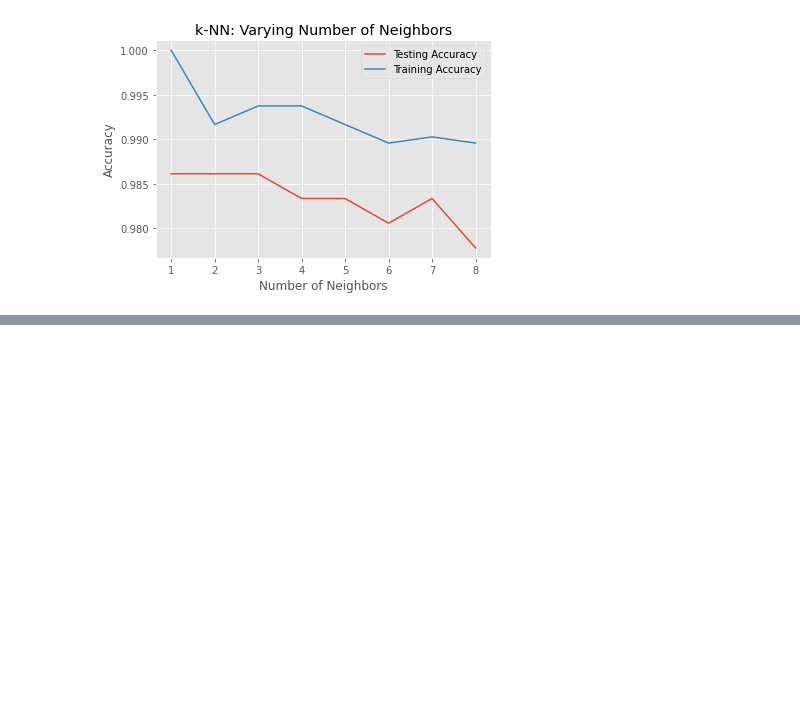
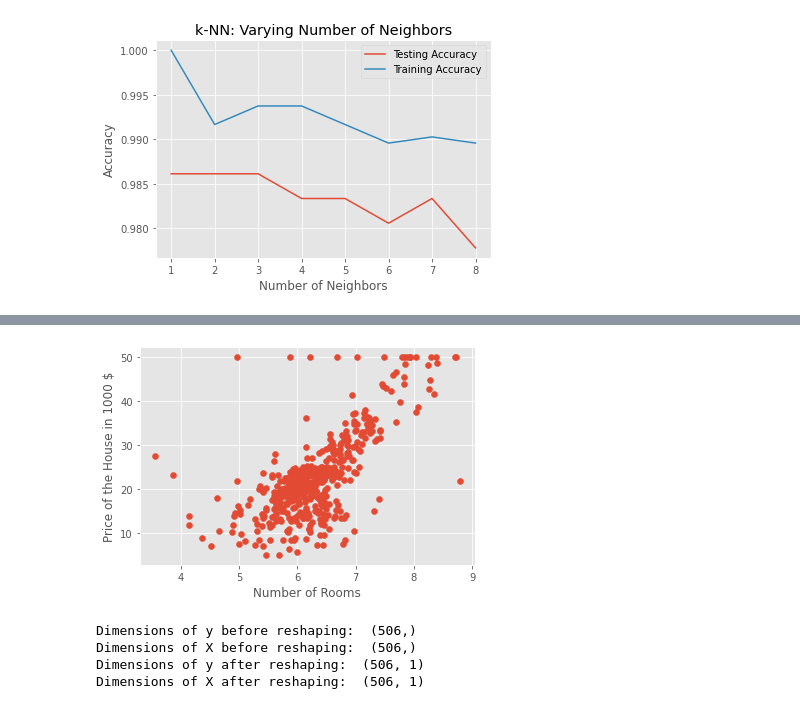
Before and after one commit to rmarinplana/personalProjects, a Jupyter notebook: supervised_learning_study.ipynb, the cells around one changed output, grey strips where cells are left out. Cells and saved outputs as stored; diff of their text form; code cells hidden in the pictures; blank space fills up the shorter version.

```diff
--- a/supervised_learning_study.ipynb
+++ b/supervised_learning_study.ipynb
@@ -198,0 +236,25 @@ plt.show()
+# %%
+X_rooms = X[:,5]
+plt.scatter(X_rooms, y)
+plt.xlabel("Number of Rooms")
+plt.ylabel("Price of the House in 1000 $")
+plt.show()
+# %% [output]
+[figure, added]
+# %%
+# Print the dimensions of y and X before reshaping
+print("Dimensions of y before reshaping: ", y.shape)
+print("Dimensions of X before reshaping: ", X_rooms.shape)
+
+# Reshape X and y
+y = y.reshape(-1, 1)
+X_rooms = X_rooms.reshape(-1, 1)
+
+# Print the dimensions of y_reshaped and X_reshaped
+print("Dimensions of y after reshaping: ", y.shape)
+print("Dimensions of X after reshaping: ", X_rooms.shape)
+# %% [output]
+Dimensions of y before reshaping:  (506,)
+Dimensions of X before reshaping:  (506,)
+Dimensions of y after reshaping:  (506, 1)
+Dimensions of X after reshaping:  (506, 1)
```
Also changed, not shown: parts of 20 cells of this notebook.
